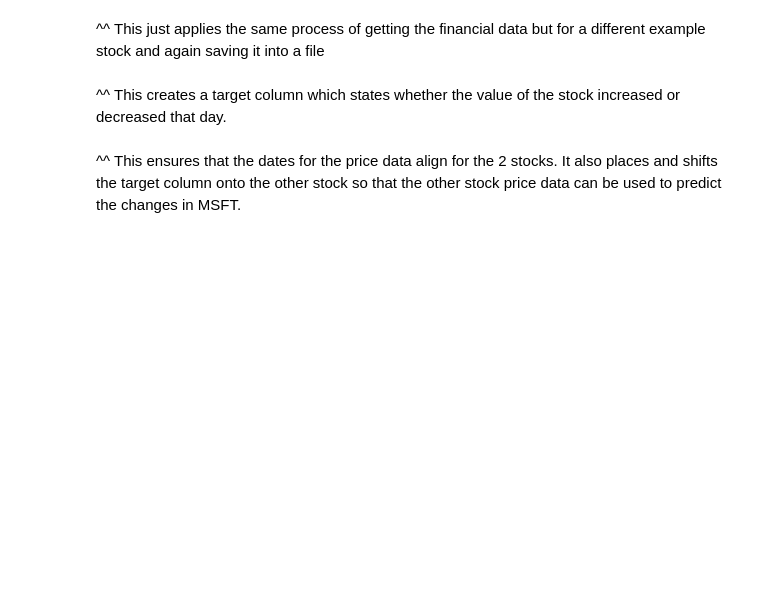
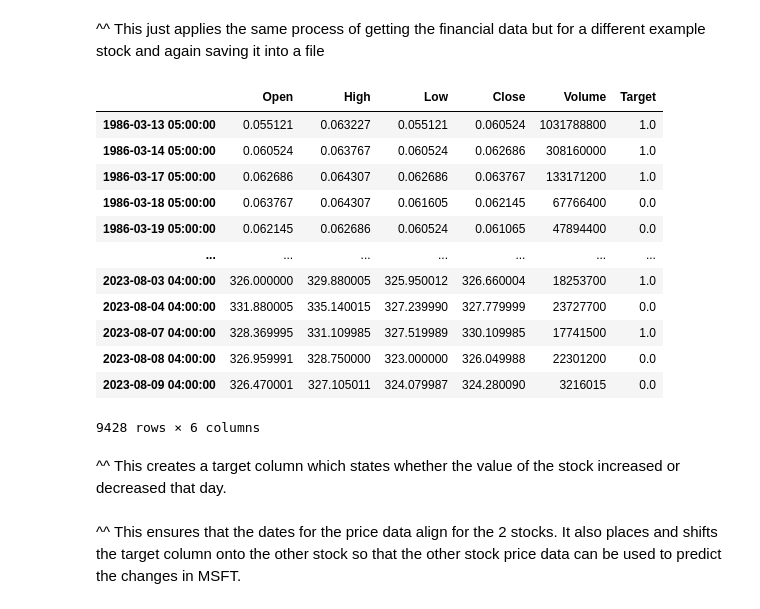
Before and after one commit to Matt-HarveyCook/Stock-Price-Predictor, a Jupyter notebook: stockOrdering.ipynb, the cells around one changed output. Drawn from its saved outputs; the diff is of its cells as text; code cells hidden in the pictures; blank space fills up the shorter version.

```diff
--- a/stockOrdering.ipynb
+++ b/stockOrdering.ipynb
@@ -36,14 +50,30 @@ otherHist
 # %%
 temp = msftHist.copy()
 temp["Target"] = None
+
+# For each row determine if the change is positive or negative
 for i in range(0, len(temp)):
     if(temp.iloc[i].Close > temp.iloc[i].Open):
-        temp["Target"][i] = 1.0
+        temp.iloc[i, 7] = 1.0
     else:
-        temp["Target"][i] = 0.0
-
-temp.drop(columns=['Dividends'])
-temp.drop(columns=['Stock Splits'])
+        temp.iloc[i, 7] = 0.0
+temp = temp.drop(columns=['Dividends'])
+temp = temp.drop(columns=['Stock Splits'])
+temp
+# %% [output]
+|  | Open | High | Low | Close | Volume | Target |
+| 1986-03-13 05:00:00 | 0.055121 | 0.063227 | 0.055121 | 0.060524 | 1031788800 | 1.0 |
+| 1986-03-14 05:00:00 | 0.060524 | 0.063767 | 0.060524 | 0.062686 | 308160000 | 1.0 |
+| 1986-03-17 05:00:00 | 0.062686 | 0.064307 | 0.062686 | 0.063767 | 133171200 | 1.0 |
+| 1986-03-18 05:00:00 | 0.063767 | 0.064307 | 0.061605 | 0.062145 | 67766400 | 0.0 |
+| 1986-03-19 05:00:00 | 0.062145 | 0.062686 | 0.060524 | 0.061065 | 47894400 | 0.0 |
+| ... | ... | ... | ... | ... | ... | ... |
+| 2023-08-03 04:00:00 | 326.000000 | 329.880005 | 325.950012 | 326.660004 | 18253700 | 1.0 |
+| 2023-08-04 04:00:00 | 331.880005 | 335.140015 | 327.239990 | 327.779999 | 23727700 | 0.0 |
+| 2023-08-07 04:00:00 | 328.369995 | 331.109985 | 327.519989 | 330.109985 | 17741500 | 1.0 |
+| 2023-08-08 04:00:00 | 326.959991 | 328.750000 | 323.000000 | 326.049988 | 22301200 | 0.0 |
+| 2023-08-09 04:00:00 | 326.470001 | 327.105011 | 324.079987 | 324.280090 | 3216015 | 0.0 |
+9428 rows × 6 columns
 # %% [markdown]
 ^^ This creates a target column which states whether the value of the stock increased or decreased that day.
 # %%
```
Also changed, not shown: parts of 30 cells of this notebook, 10 other files.
